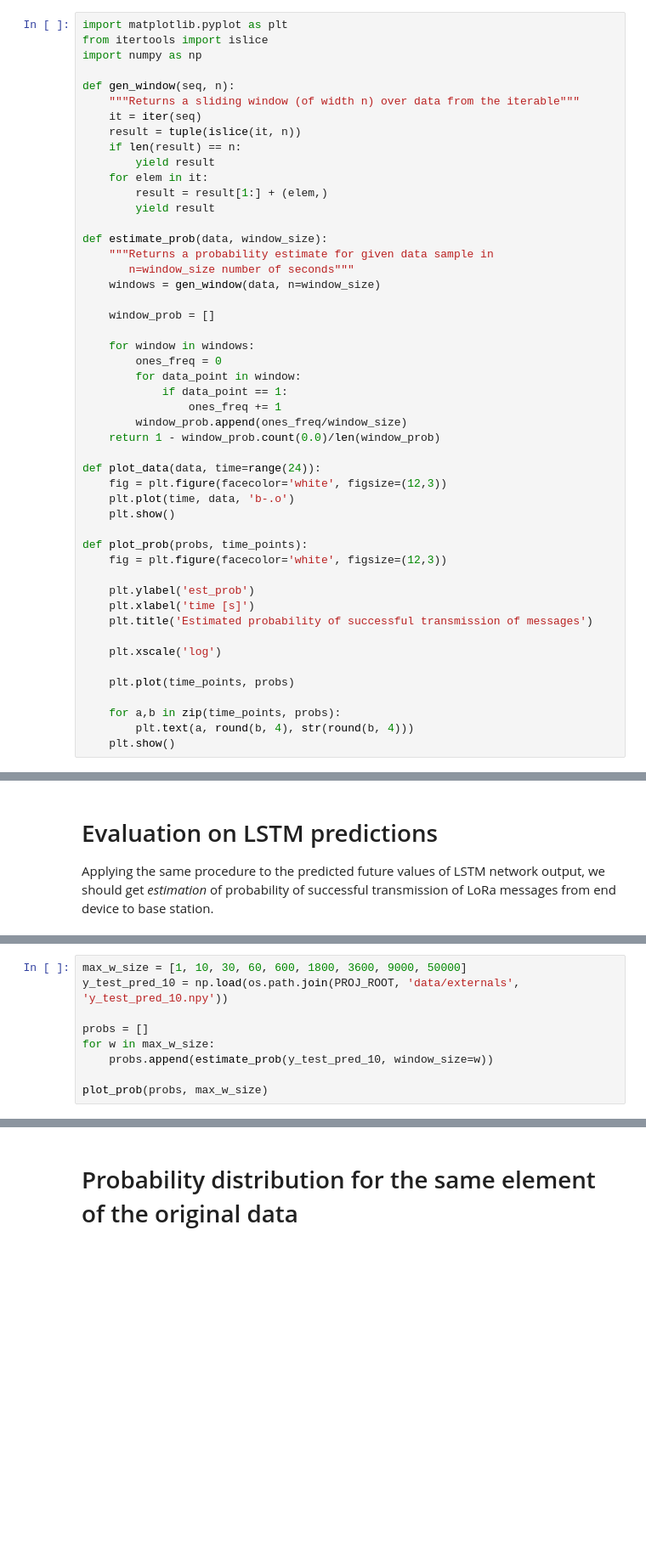
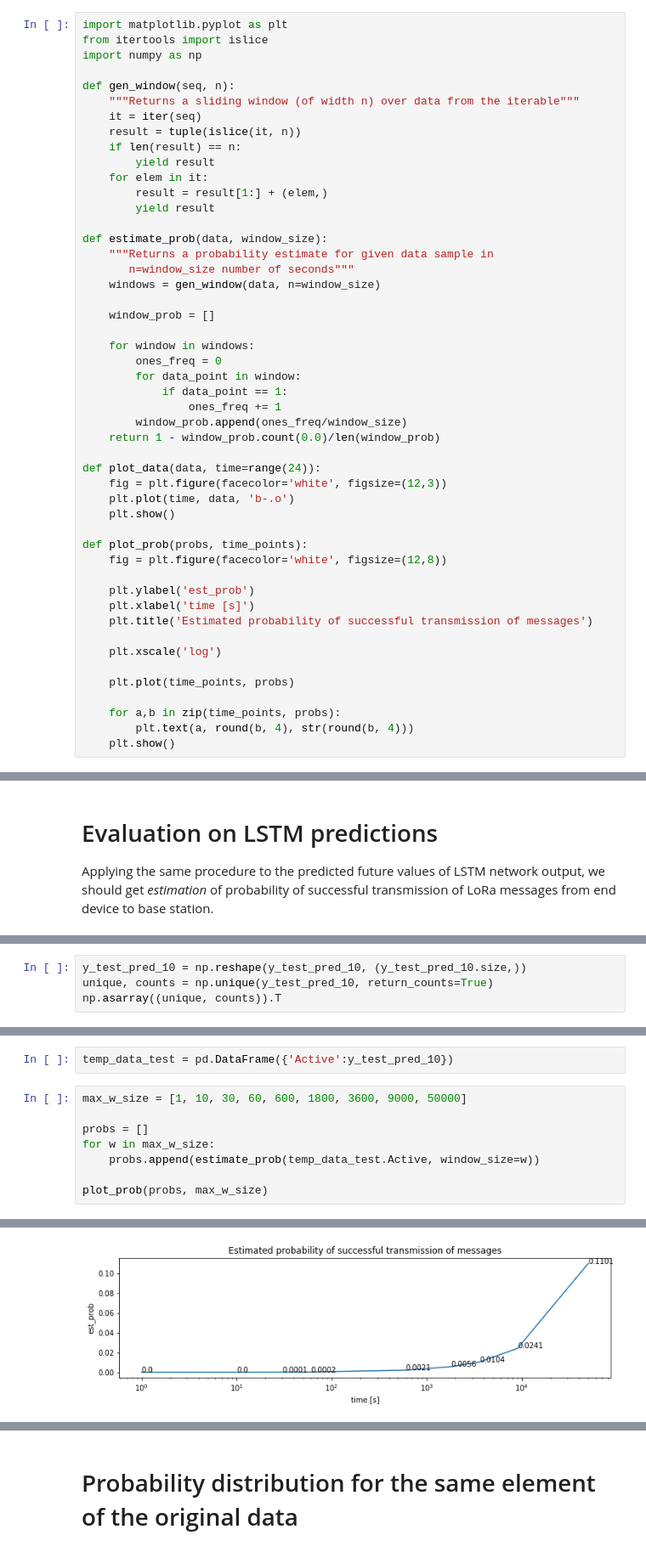
Before and after one commit to akapet00/lora-time-series, a Jupyter notebook: notebooks/02-inference.ipynb, the cells around one changed output, grey strips where cells are left out. Shown at 85% size. Saved outputs shown, nothing was run; the diff lists cells and outputs as text; blank space fills up the shorter version.

```diff
--- a/notebooks/02-inference.ipynb
+++ b/notebooks/02-inference.ipynb
@@ -69,7 +69,7 @@ def plot_data(data, time=range(24)):
     plt.show()
 
 def plot_prob(probs, time_points):
-    fig = plt.figure(facecolor='white', figsize=(12,3))
+    fig = plt.figure(facecolor='white', figsize=(12,8))
 
     plt.ylabel('est_prob')
     plt.xlabel('time [s]')
@@ -110,0 +117,4 @@ Applying the same procedure to the predicted future values of LSTM network outpu
+# %%
+y_test_pred_10 = np.reshape(y_test_pred_10, (y_test_pred_10.size,))
+unique, counts = np.unique(y_test_pred_10, return_counts=True)
+np.asarray((unique, counts)).T
@@ -111,10 +124,11 @@ Applying the same procedure to the predicted future values of LSTM network outpu
+# %%
+temp_data_test = pd.DataFrame({'Active':y_test_pred_10})
 # %%
 max_w_size = [1, 10, 30, 60, 600, 1800, 3600, 9000, 50000]
-y_test_pred_10 = np.load(os.path.join(PROJ_ROOT, 'data/externals', 'y_test_pred_10.npy'))
 
 probs = []
 for w in max_w_size:
-    probs.append(estimate_prob(y_test_pred_10, window_size=w))
+    probs.append(estimate_prob(temp_data_test.Active, window_size=w))
 
 plot_prob(probs, max_w_size)
 # %% [output]
@@ -121,0 +135 @@ KeyboardInterrupt:
+[figure, added]
```
Also changed, not shown: parts of 7 cells of this notebook.
